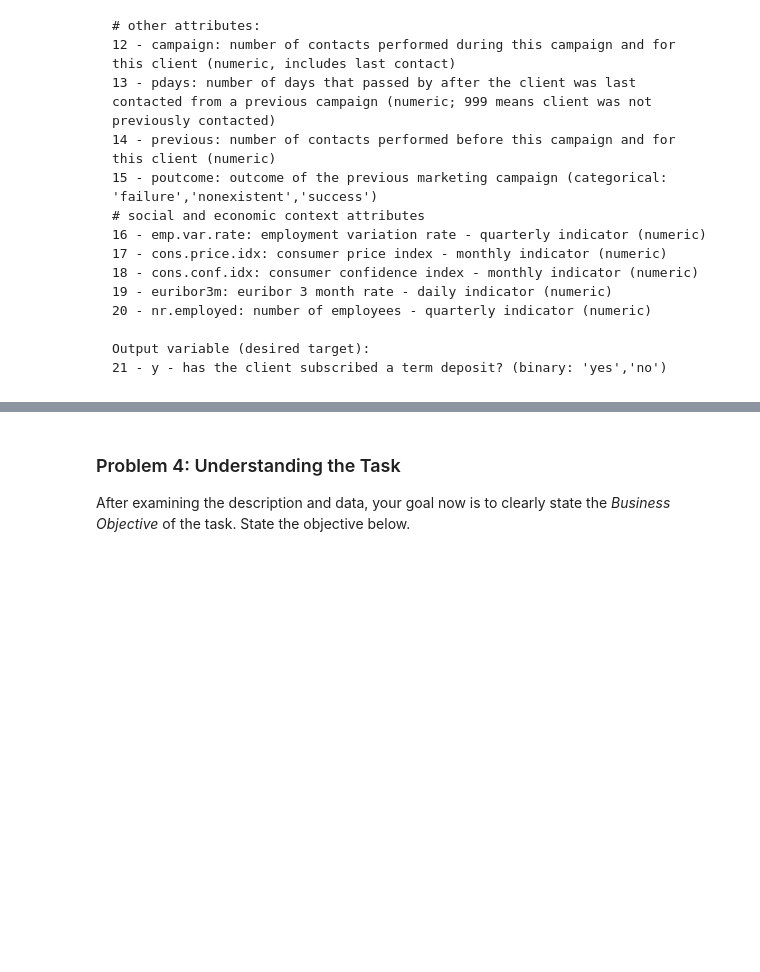
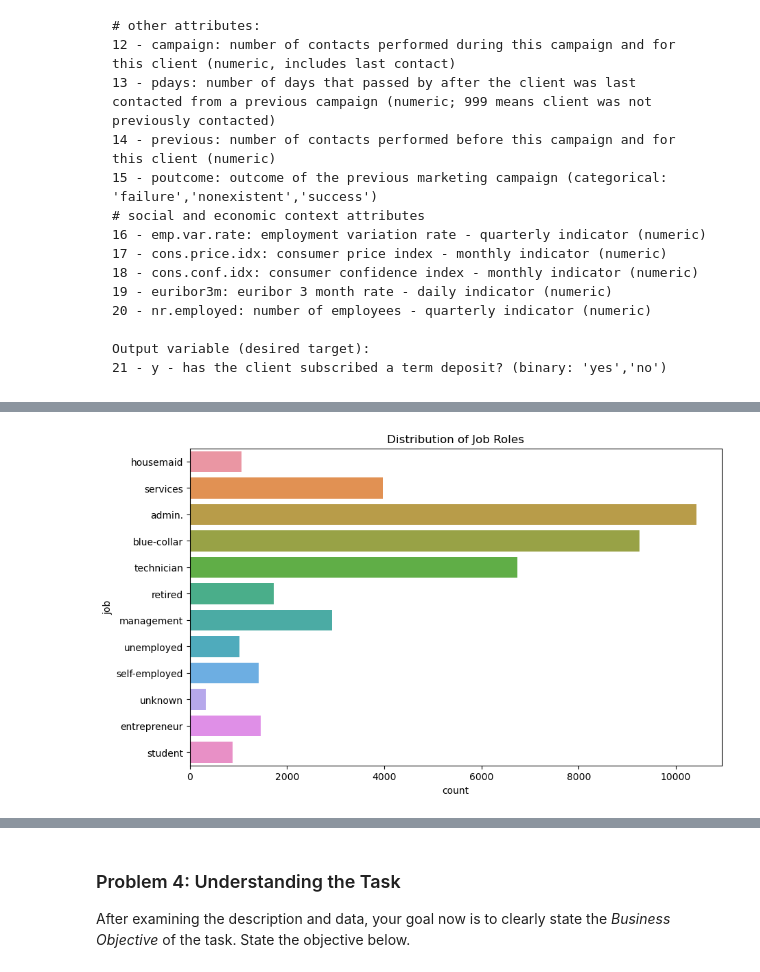
Before and after one commit to vikashsinha72/UCBMLAI_PA2-, a Jupyter notebook: prompt_III.ipynb, the cells around one changed output, grey strips where cells are left out. Drawn from its saved outputs; the diff is of its cells as text; code cells hidden in the pictures; blank space fills up the shorter version.

```diff
--- a/prompt_III.ipynb
+++ b/prompt_III.ipynb
@@ -17,7 +17,7 @@ Use pandas to read in the dataset `bank-additional-full.csv` and assign to a mea
 # %%
 import pandas as pd
 # %%
-df = pd.read_csv('data/bank-additional/bank-additional-full.csv', sep = ';')
+df = pd.read_csv('data/bank-additional-full.csv', sep = ';')
 # %%
 df.head()
 # %% [output]
@@ -67,0 +143,12 @@ Output variable (desired target):
+# %%
+# Data Visualization
+#Categorical Variables Visualization:
+import seaborn as sns
+import matplotlib.pyplot as plt
+
+plt.figure(figsize=(10,6))
+sns.countplot(y='job', data=df)
+plt.title('Distribution of Job Roles')
+plt.show()
+# %% [output]
+[figure, added]
```
Also changed, not shown: parts of 38 cells of this notebook, 2 other files.
